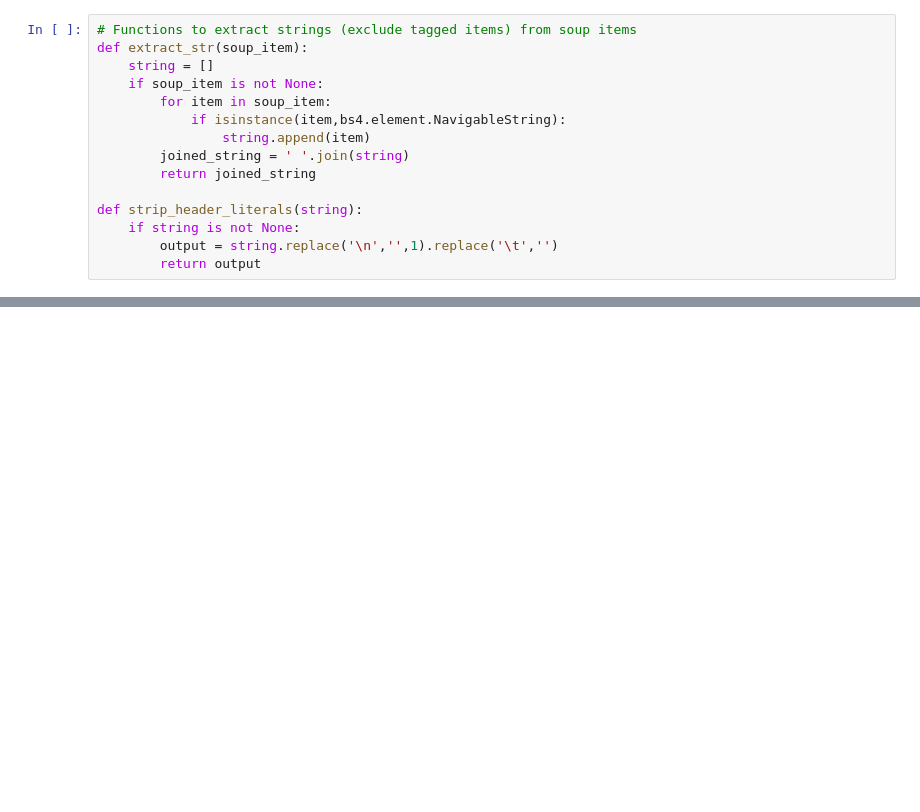
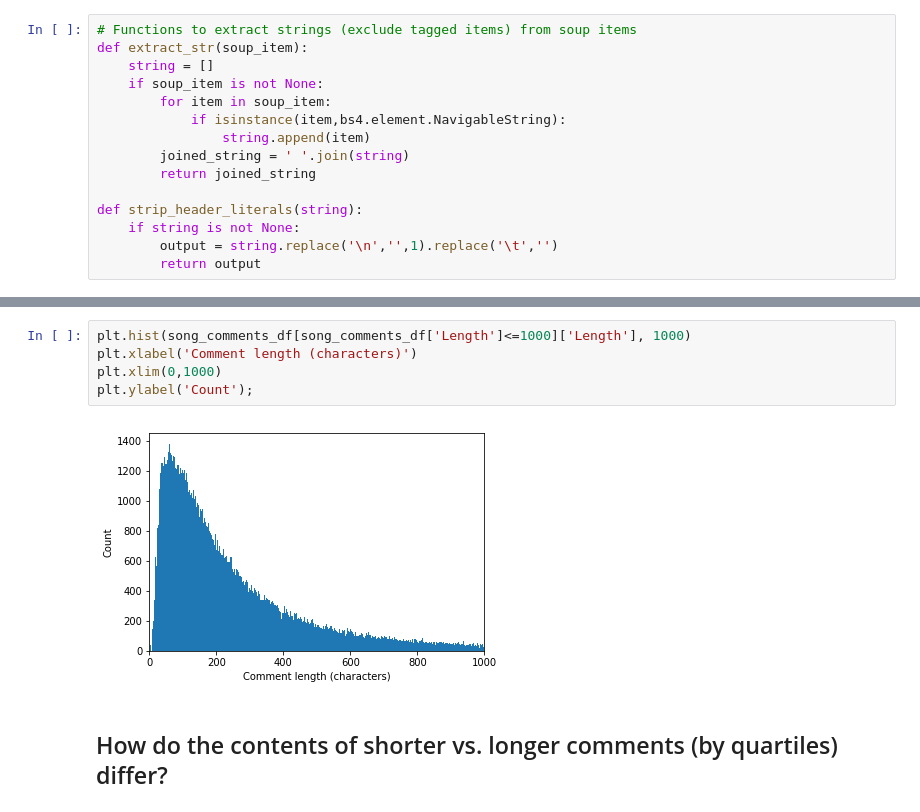
Before and after one commit to sq2141/Music-recommendation-engine, a Jupyter notebook: song_meanings_nb.ipynb, the cells around one changed output, grey strips where cells are left out. Drawn from its saved outputs; the diff is of its cells as text; blank space fills up the shorter version.

```diff
--- a/song_meanings_nb.ipynb
+++ b/song_meanings_nb.ipynb
@@ -196,0 +261,9 @@ else:
+# %%
+plt.hist(song_comments_df[song_comments_df['Length']<=1000]['Length'], 1000)
+plt.xlabel('Comment length (characters)')
+plt.xlim(0,1000)
+plt.ylabel('Count');
+# %% [output]
+[figure, added]
+# %% [markdown]
+## How do the contents of shorter vs. longer comments (by quartiles) differ?
```
Also changed, not shown: parts of 30 cells of this notebook.
